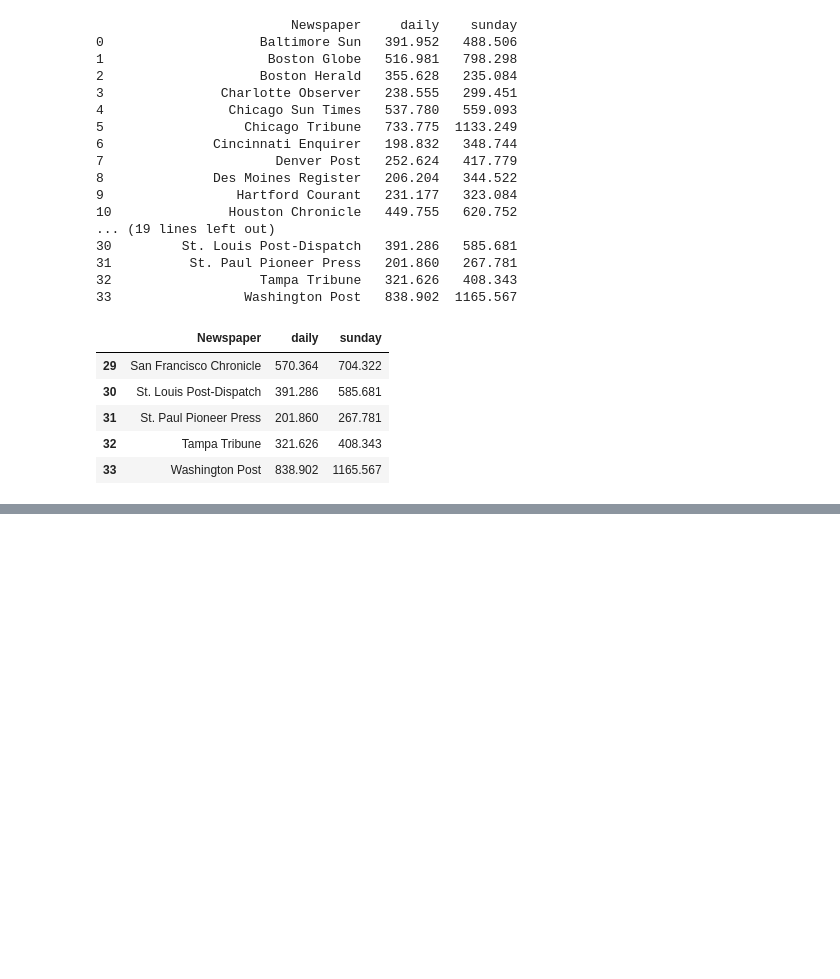
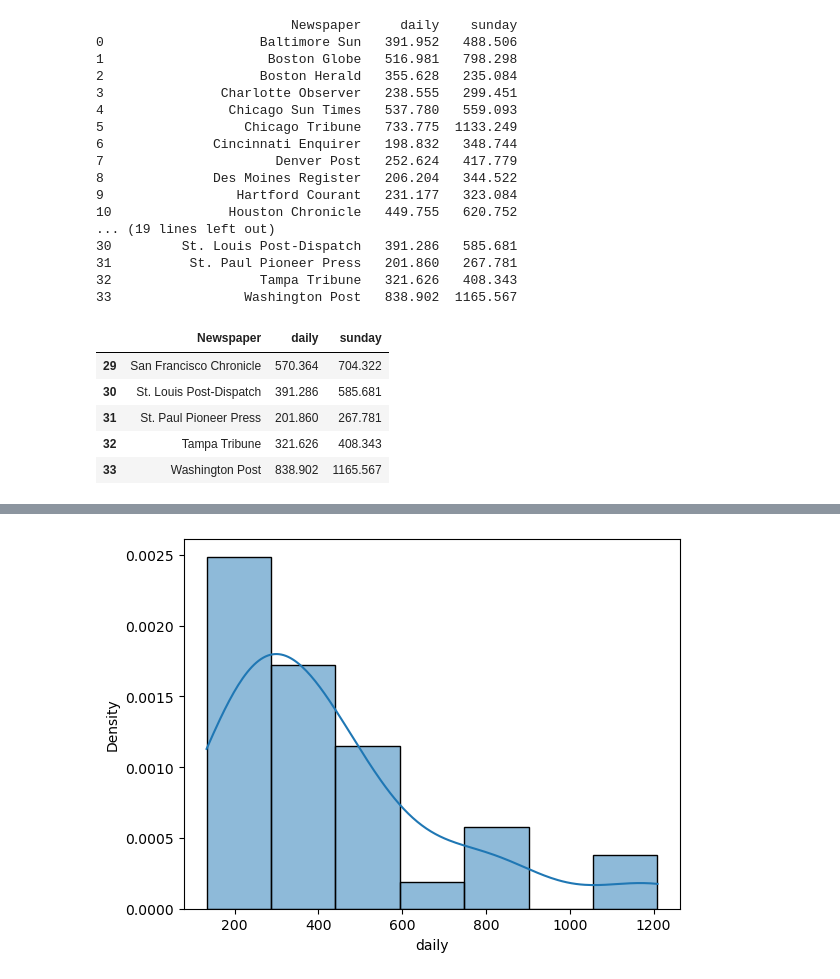
Before and after one commit to KaranamRavindranath/aiml_ravi, a Jupyter notebook: LR1.ipynb, the cells around one changed output, grey strips where cells are left out. Cells and saved outputs as stored; diff of their text form; code cells hidden in the pictures; blank space fills up the shorter version.

```diff
--- a/LR1.ipynb
+++ b/LR1.ipynb
@@ -36,0 +79,5 @@ data.tail()
+# %%
+sns.histplot(data['daily'], kde = True, stat = 'density')
+plt.show()
+# %% [output]
+[figure, added]
```
Also changed, not shown: parts of 14 cells of this notebook.
